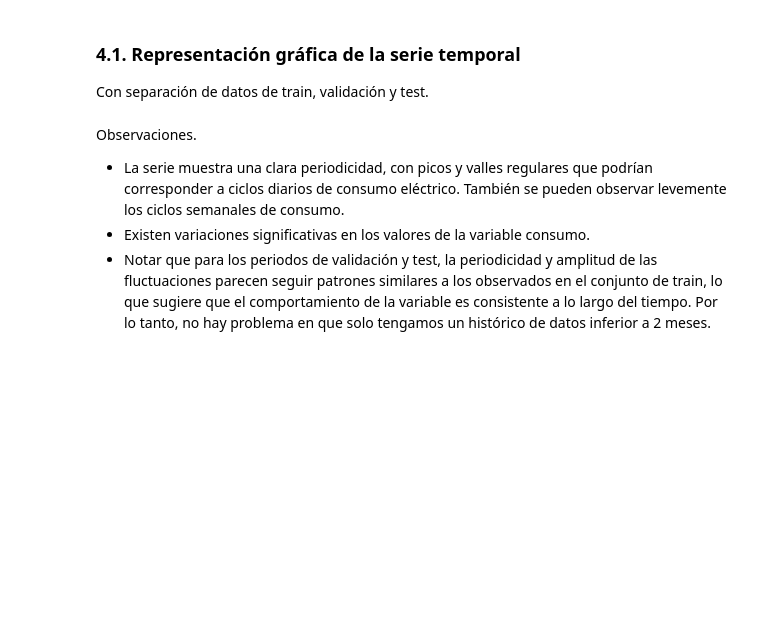
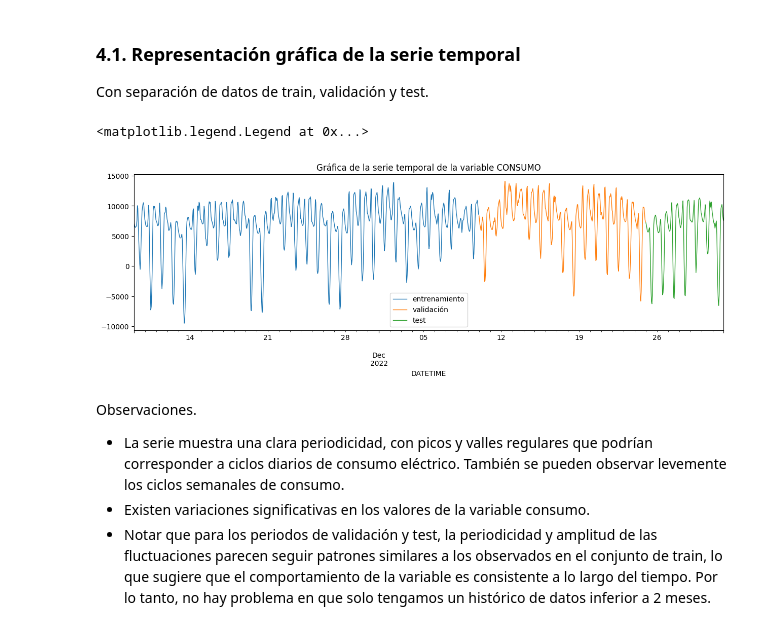
Before and after one commit to laaraapsg/tfm, a Jupyter notebook: 3_Caso_de_uso_1_CONSUMO.ipynb, the cells around one changed output. Saved outputs shown, nothing was run; the diff lists cells and outputs as text; code cells hidden in the pictures; blank space fills up the shorter version.

```diff
--- a/3_Caso_de_uso_1_CONSUMO.ipynb
+++ b/3_Caso_de_uso_1_CONSUMO.ipynb
@@ -331,11 +337,14 @@ Lo normal es que una serie temporal que representa la demanda eléctrica tenga e
 Con separación de datos de train, validación y test.
 # %%
 fig, ax = plt.subplots(figsize=(15, 4))
-train_data['CONSUMO'].plot(ax=ax, label= 'entrenamiento', linewidth=1)
-validation_data['CONSUMO'].plot(ax=ax, label= 'validación', linewidth=1)
-test_data['CONSUMO'].plot(ax=ax, label= 'test', linewidth=1)
-ax.set_title('Consumo eléctrico')
+train_data[variable].plot(ax=ax, label= 'entrenamiento', linewidth=1)
+validation_data[variable].plot(ax=ax, label= 'validación', linewidth=1)
+test_data[variable].plot(ax=ax, label= 'test', linewidth=1)
+ax.set_title(f'Gráfica de la serie temporal de la variable {variable}')
 ax.legend()
+# %% [output]
+<matplotlib.legend.Legend at 0x...>
+[figure, added]
 # %% [markdown]
 Observaciones.
 - La serie muestra una clara periodicidad, con picos y valles regulares que podrían corresponder a ciclos diarios de consumo eléctrico. También se pueden observar levemente los ciclos semanales de consumo.
```
Also changed, not shown: parts of 130 cells of this notebook.
